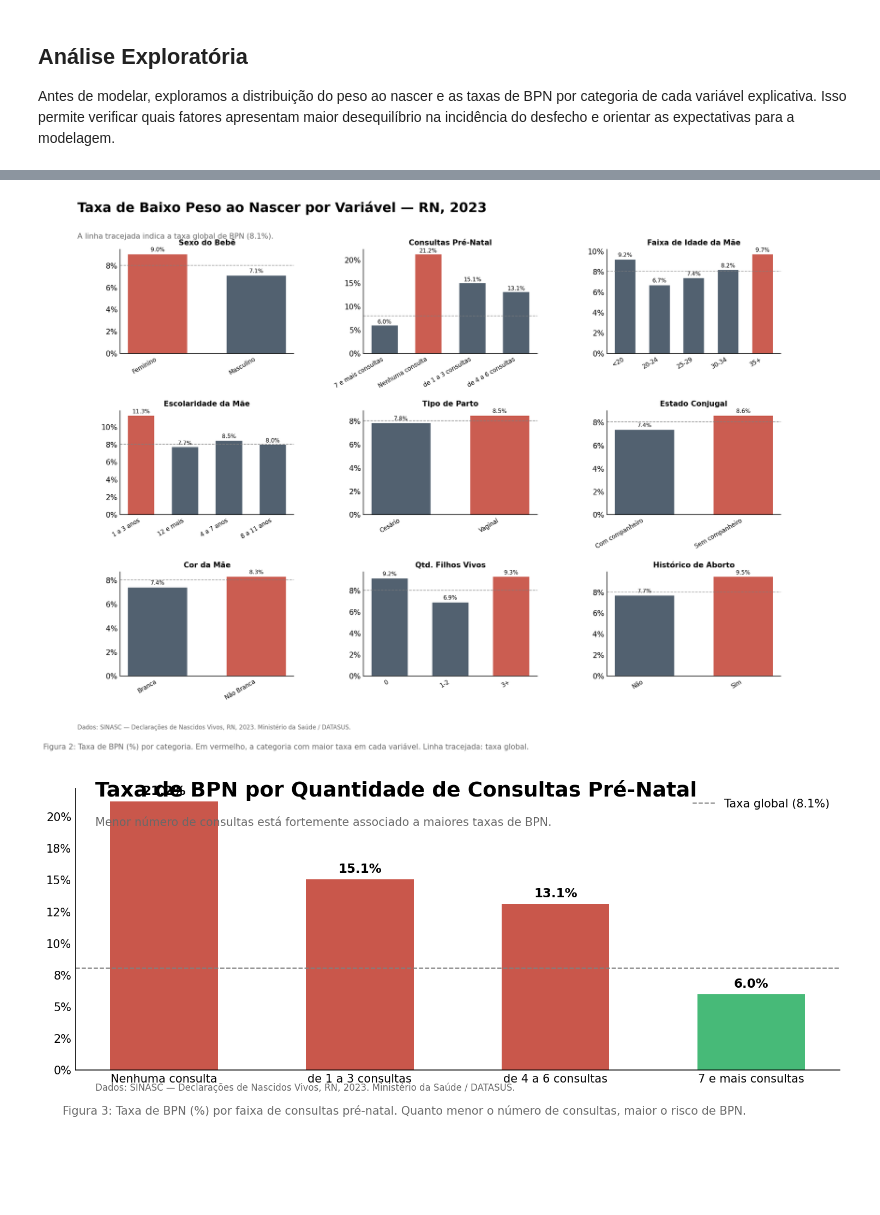
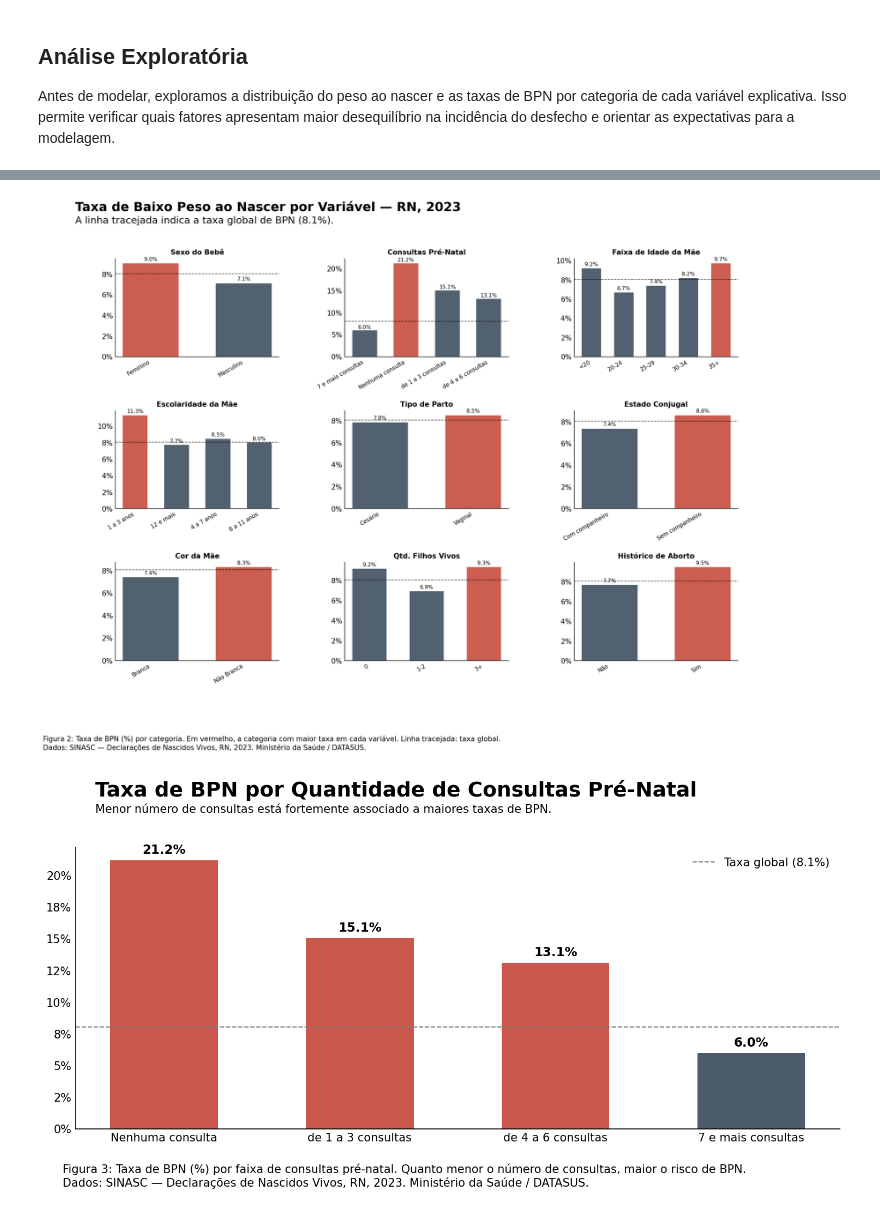
Before and after one commit to getrolucas/projects, a Jupyter notebook: nbs/fatores-influencia-baixo-peso-ao-nascer.ipynb, the cells around one changed output, grey strips where cells are left out. Saved outputs shown, nothing was run; the diff lists cells and outputs as text; code cells hidden in the pictures; blank space fills up the shorter version.

```diff
--- a/nbs/fatores-influencia-baixo-peso-ao-nascer.ipynb
+++ b/nbs/fatores-influencia-baixo-peso-ao-nascer.ipynb
@@ -34,7 +33,7 @@ import statsmodels.api as sm
 
 from catboost import CatBoostClassifier
 from sklearn.model_selection import train_test_split
-from sklearn.metrics import roc_auc_score, roc_curve, confusion_matrix
+from sklearn.metrics import accuracy_score, precision_score, recall_score, f1_score
 
 import shap
 
@@ -50,7 +49,10 @@ plt.rcParams.update(
     }
 )
 
-SEED = 42
+vermelho = "#c0392b"
+cinza = "#2c3e50"
+
+seed = 42
 # %% [markdown]
 ## **Leitura dos Dados**
 
@@ -58,7 +60,4 @@ Os dados utilizados provêm do **SINASC (Sistema de Informações sobre Nascidos
 # %%
-# Dados do SINASC — Declarações de Nascidos Vivos, Rio Grande do Norte, 2023
-# Fonte: DATASUS/Ministério da Saúde — https://datasus.saude.gov.br/
-df_raw = pd.read_csv("../data/dados.csv", sep=",", low_memory=False)
-print(f"Registros carregados: {df_raw.shape[0]:,} | Variáveis: {df_raw.shape[1]}")
-df_raw.head(3)
+df = pd.read_csv("../data/declaracao_nascidos_vivos.csv", sep=",", low_memory=False)
+df.head(5)
 # %% [output]
@@ -251,5 +222,5 @@ plt.show()
 # %%
-# fig 2: taxa de BPN por categoria — pequenos múltiplos
+# fig 2: taxa de bpn por categoria
 categorias = {
     "sexo": "Sexo do Bebê",
     "pre_natal_agr": "Consultas Pré-Natal",
@@ -267,7 +238,7 @@ fig.subplots_adjust(hspace=0.55, wspace=0.4, top=0.88, bottom=0.08)
 
 fig.text(
     x=0.075,
-    y=0.95,
+    y=0.975,
     s="Taxa de Baixo Peso ao Nascer por Variável — RN, 2023",
     fontsize=18,
     fontweight="bold",
@@ -275,55 +246,54 @@ fig.text(
 )
 fig.text(
     x=0.075,
-    y=0.90,
+    y=0.95,
     s=f"A linha tracejada indica a taxa global de BPN ({df.baixo_peso.mean():.1%}).",
-    fontsize=10,
-    color="dimgray",
+    fontsize=14,
+    color="black",
     ha="left",
 )
 
 for ax, (col, title) in zip(axes.flat, categorias.items()):
-    rates = bpn_rate_by_cat(df[col], df["baixo_peso"])
-    colors = ["#c0392b" if v == rates.max() else "#2c3e50" for v in rates.values]
+    rates = taxa_bpn_por_cat(df[col], df["baixo_peso"])
+    colors = [vermelho if v == rates.max() else cinza for v in rates.values]
     bars = ax.bar(range(len(rates)), rates.values, color=colors, alpha=0.82, width=0.6)
     ax.axhline(
-        df.baixo_peso.mean() * 100, color="gray", linewidth=0.9, linestyle="--", alpha=0.7
+        df.baixo_peso.mean() * 100,
+        color="black",
+        linewidth=0.9,
+        linestyle="--",
+        alpha=0.7,
     )
     ax.set_xticks(range(len(rates)))
     ax.set_xticklabels(rates.index, fontsize=8, rotation=30, ha="right")
     ax.yaxis.set_major_formatter(FuncFormatter(fmt_pct))
     ax.set_title(title, fontsize=10, fontweight="bold", pad=6)
     ax.tick_params(length=0)
     for bar, val in zip(bars, rates.values):
         ax.text(
             bar.get_x() + bar.get_width() / 2,
             bar.get_height() + 0.15,
             f"{val:.1f}%",
             ha="center",
             va="bottom",
             fontsize=7.5,
         )
 
 add_caption(
     fig,
     "Figura 2: Taxa de BPN (%) por categoria. Em vermelho, a categoria com maior taxa em cada variável. "
-    "Linha tracejada: taxa global.",
+    "Linha tracejada: taxa global.\n"
+    "Dados: SINASC — Declarações de Nascidos Vivos, RN, 2023. Ministério da Saúde / DATASUS.",
 )
-fig.text(
-    x=0.075,
-    y=-0.02,
-    s="Dados: SINASC — Declarações de Nascidos Vivos, RN, 2023. Ministério da Saúde / DATASUS.",
-    fontsize=8,
-    color="dimgray",
-    ha="left",
-)
+
 plt.show()
 # %% [output]
-[figure, old version]
+[figure, new version]
 # %%
-# fig 3: efeito das consultas pré-natal sobre o BPN — destaque analítico
-rates_prenatal = bpn_rate_by_cat(df["pre_natal_agr"], df["baixo_peso"])
-# Ordenar da menor para maior consulta
+# fig 3: efeito das consultas pré-natal sobre o bpn
+rates_prenatal = taxa_bpn_por_cat(df["pre_natal_agr"], df["baixo_peso"])
+
+# ordenar da menor para maior consulta
 ordem = [
     "Nenhuma consulta",
     "de 1 a 3 consultas",
@@ -335,7 +305,7 @@ rates_prenatal = rates_prenatal.reindex([o for o in ordem if o in rates_prenatal
 fig, ax = plt.subplots(figsize=(10, 4))
 fig.subplots_adjust(top=0.80, bottom=0.18)
 
-colors = ["#c0392b" if i < 3 else "#27ae60" for i in range(len(rates_prenatal))]
+colors = [vermelho if i < 3 else cinza for i in range(len(rates_prenatal))]
 bars = ax.bar(
     range(len(rates_prenatal)),
     rates_prenatal.values,
@@ -370,7 +340,7 @@ for bar, val in zip(bars, rates_prenatal.values):
 
 fig.text(
     x=0.075,
-    y=0.92,
+    y=1.1,
     s="Taxa de BPN por Quantidade de Consultas Pré-Natal",
     fontsize=18,
     fontweight="bold",
@@ -378,28 +348,22 @@ fig.text(
 )
 fig.text(
     x=0.075,
-    y=0.83,
+    y=1.05,
     s="Menor número de consultas está fortemente associado a maiores taxas de BPN.",
     fontsize=10,
-    color="dimgray",
+    color="black",
     ha="left",
 )
-fig.text(
-    x=0.075,
-    y=0.02,
-    s="Dados: SINASC — Declarações de Nascidos Vivos, RN, 2023. Ministério da Saúde / DATASUS.",
-    fontsize=8,
-    color="dimgray",
-    ha="left",
-)
+
 
 add_caption(
     fig,
     "Figura 3: Taxa de BPN (%) por faixa de consultas pré-natal. "
-    "Quanto menor o número de consultas, maior o risco de BPN.",
+    "Quanto menor o número de consultas, maior o risco de BPN.\n"
+    "Dados: SINASC — Declarações de Nascidos Vivos, RN, 2023. Ministério da Saúde / DATASUS.",
 )
 plt.tight_layout()
 plt.show()
 # %% [output]
-[figure, old version]
+[figure, new version]
 # %%
```
Also changed, not shown: parts of 31 cells of this notebook, 2 other files.
